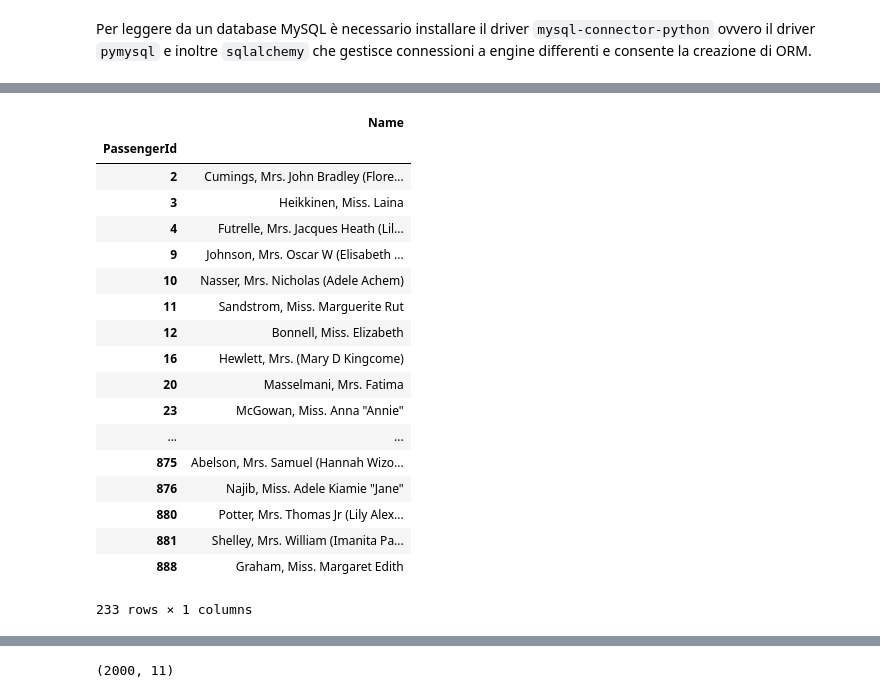
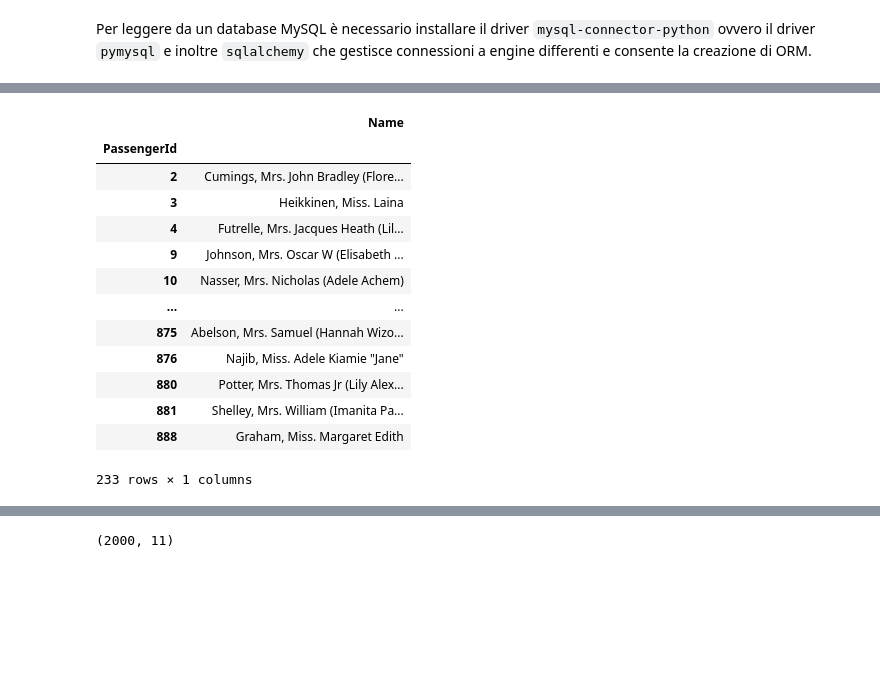
Before and after one commit to fredffsixty/Big-Data, a Jupyter notebook: Introduzione a Pandas.ipynb, the cells around one changed output, grey strips where cells are left out. Cells and saved outputs as stored; diff of their text form; code cells hidden in the pictures; blank space fills up the shorter version.

```diff
--- a/Introduzione a Pandas.ipynb
+++ b/Introduzione a Pandas.ipynb
@@ -90,9 +85,8 @@ Per leggere da un database MySQL è necessario installare il driver `mysql-conne
 import pymysql
 from sqlalchemy import create_engine
 
-db_connection_str = 'mysql+pymysql://root:root@localhost:3306/test_db'
+db_connection_str = 'mysql+pymysql://mysqluser:mysqlpassword@localhost:3306/test_db'
 mydb = create_engine(db_connection_str)
-#mydb = engine.connect()
 
 people = pd.read_sql("SELECT * FROM people", con=mydb, index_col='PersonID')
 
@@ -108,23 +103,17 @@ people
 titanic.to_sql('passengers',mydb,if_exists='replace')
 # %%
 # recuperiamo le donne sopravvissute sul Titanic
-survived_females = pd.read_sql("SELECT PassengerId,Name FROM passengers WHERE Survived=1 AND Sex='female'",
-                               con=mydb, index_col='PassengerId')
+survived_females = pd.read_sql("SELECT PassengerId,Name FROM passengers WHERE Survived=1 AND Sex='female'", con=mydb, index_col='PassengerId')
 
 survived_females
 # %% [output]
 |  | Name |
 | PassengerId |  |
 | 2 | Cumings, Mrs. John Bradley (Flore... |
 | 3 | Heikkinen, Miss. Laina |
 | 4 | Futrelle, Mrs. Jacques Heath (Lil... |
 | 9 | Johnson, Mrs. Oscar W (Elisabeth ... |
 | 10 | Nasser, Mrs. Nicholas (Adele Achem) |
-| 11 | Sandstrom, Miss. Marguerite Rut |
-| 12 | Bonnell, Miss. Elizabeth |
-| 16 | Hewlett, Mrs. (Mary D Kingcome) |
-| 20 | Masselmani, Mrs. Fatima |
-| 23 | McGowan, Miss. Anna "Annie" |
 | ... | ... |
 | 875 | Abelson, Mrs. Samuel (Hannah Wizo... |
 | 876 | Najib, Miss. Adele Kiamie "Jane" |
```
Also changed, not shown: parts of 10 cells of this notebook.
